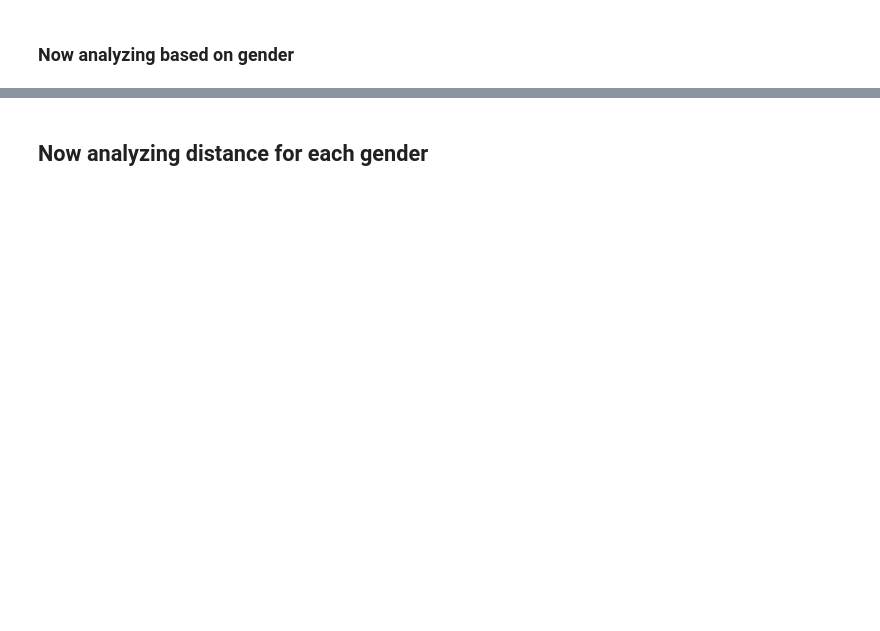
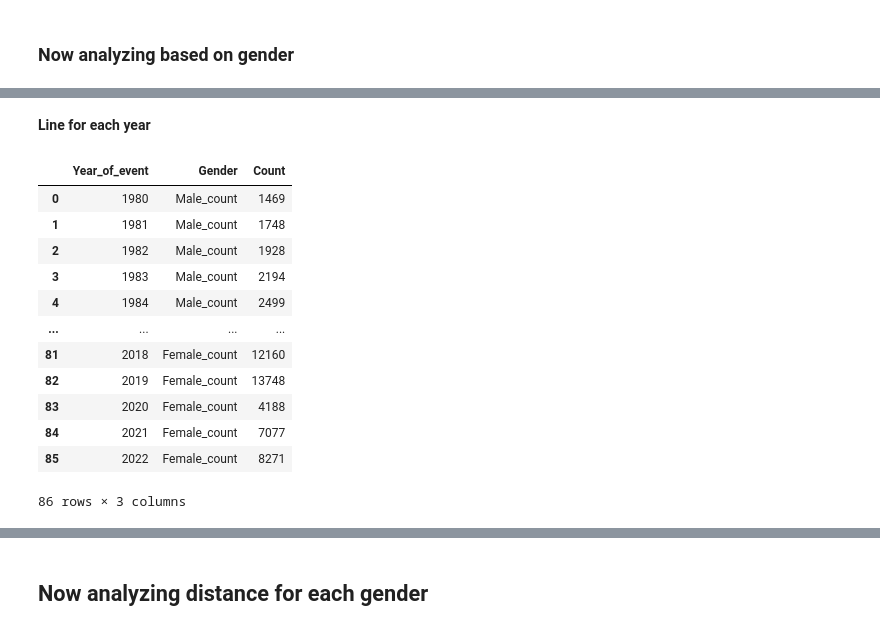
Before and after one commit to Faresx7/Fares_Esaam, a Jupyter notebook: Data Analysis project/main.ipynb, the cells around one changed output, grey strips where cells are left out. Cells and saved outputs as stored; diff of their text form; code cells hidden in the pictures; blank space fills up the shorter version.

```diff
--- a/Data Analysis project/main.ipynb
+++ b/Data Analysis project/main.ipynb
@@ -103,0 +106,4 @@ data.head()
+# %%
+ #* fixing problem
+condition=data['Athlete_year_of_birth']>data['Year_of_event']
+data.loc[condition,['Athlete_year_of_birth','Year_of_event']]=data.loc[condition,['Year_of_event','Athlete_year_of_birth']].values
@@ -255,4 +296,32 @@ fig = px.line(
 )
 fig.show()
+# %% [markdown]
+**Line for each year**
+# %%
+  #! very important
+# the data frame for athlete genders for every year
+gender_per_year_DF=data[(data['Year_of_event']>=1980)]
+gender_count_per_year = gender_per_year_DF.groupby(['Year_of_event', 'Athlete_gender']).size().unstack(fill_value=0).rename(columns={0:'Female_count', 1:'Male_count'}).reset_index()
+
+
+df_long = gender_count_per_year.melt(id_vars='Year_of_event',
+                                     value_vars=['Male_count', 'Female_count'],
+                                     var_name='Gender',
+                                     value_name='Count')
+df_long
+# %% [output]
+|  | Year_of_event | Gender | Count |
+| 0 | 1980 | Male_count | 1469 |
+| 1 | 1981 | Male_count | 1748 |
+| 2 | 1982 | Male_count | 1928 |
+| 3 | 1983 | Male_count | 2194 |
+| 4 | 1984 | Male_count | 2499 |
+| ... | ... | ... | ... |
+| 81 | 2018 | Female_count | 12160 |
+| 82 | 2019 | Female_count | 13748 |
+| 83 | 2020 | Female_count | 4188 |
+| 84 | 2021 | Female_count | 7077 |
+| 85 | 2022 | Female_count | 8271 |
+86 rows × 3 columns
 # %%
  #! for each year
```
Also changed, not shown: parts of 40 cells of this notebook, 1 other file.
